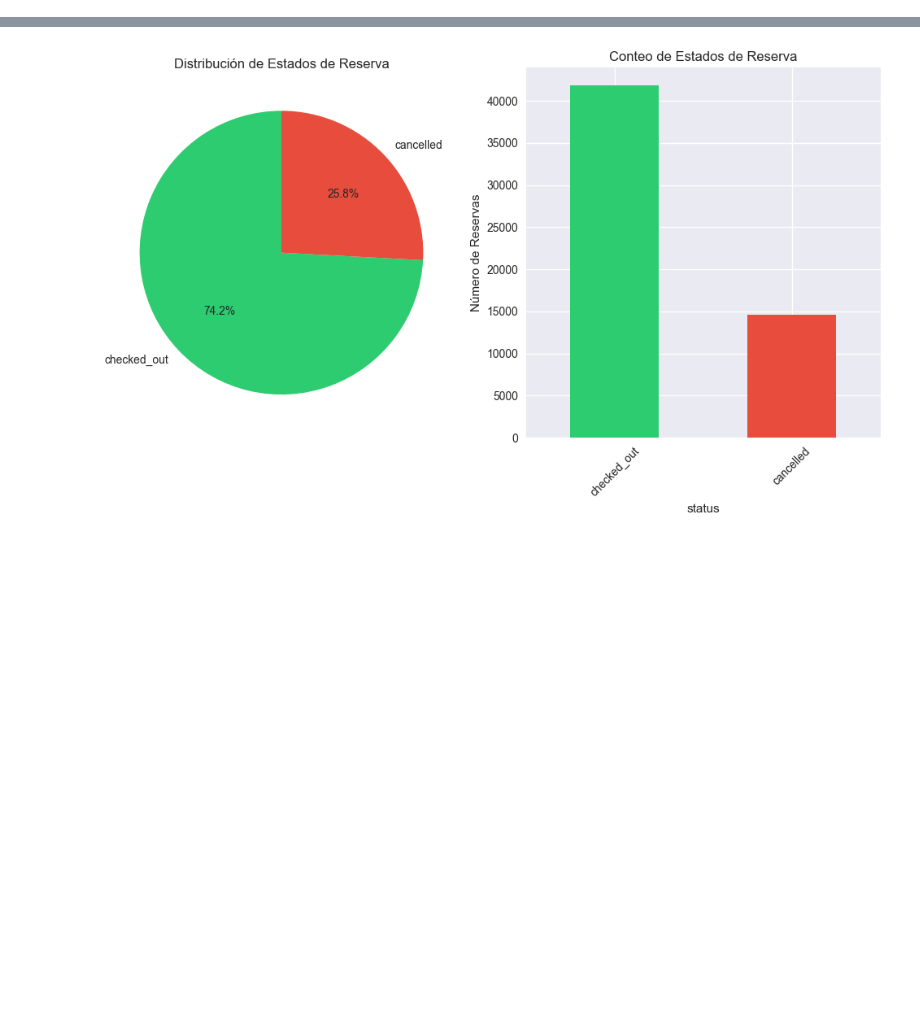
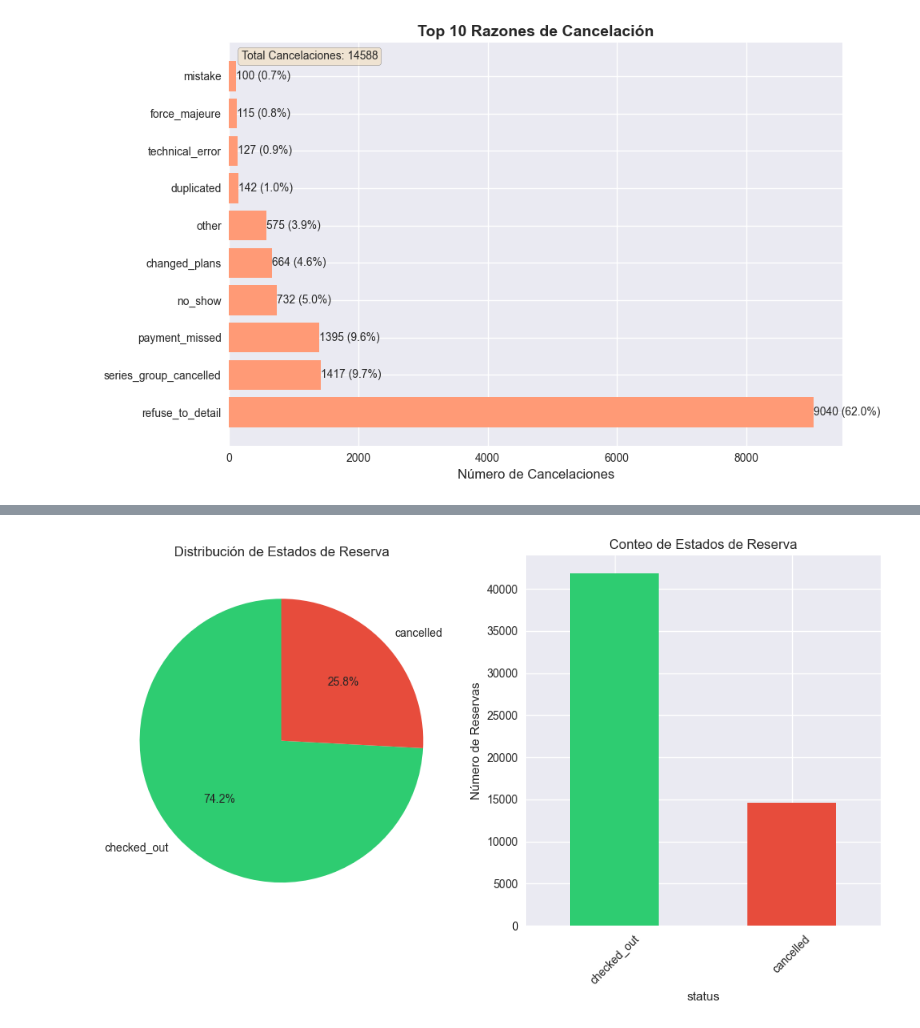
Before and after one commit to javierllorenteMon/RETO_06_VerdeOSCURO, a Jupyter notebook: Analisis_Exploratorio.ipynb, the cells around one changed output, grey strips where cells are left out. Cells and saved outputs as stored; diff of their text form; code cells hidden in the pictures; blank space fills up the shorter version.

```diff
--- a/Analisis_Exploratorio.ipynb
+++ b/Analisis_Exploratorio.ipynb
@@ -16,0 +63,45 @@ df['is_cancelled'] = df['status'] == 'cancelled'
+# %%
+# Configuración
+plt.style.use('seaborn-v0_8')
+sns.set_palette("husl")
+
+# Cargar datos
+path_datos = os.path.join('Datos','Originales')
+filename = os.path.join(path_datos,'cancellation_data.csv')
+df = pd.read_csv(filename)
+df['is_cancelled'] = df['status'] == 'cancelled'
+
+# Filtrar solo cancelaciones
+cancelled_df = df[df['is_cancelled'] == True]
+
+# GRÁFICO 2: Razones de Cancelación
+plt.figure(figsize=(10, 6))
+
+if 'cancellation_reason' in cancelled_df.columns and not cancelled_df.empty:
+    reason_counts = cancelled_df['cancellation_reason'].value_counts().head(10)
+
+    # Crear gráfico de barras horizontales
+    bars = plt.barh(range(len(reason_counts)), reason_counts.values, color='#ff9a76')
+    plt.yticks(range(len(reason_counts)), reason_counts.index)
+    plt.xlabel('Número de Cancelaciones', fontsize=12)
+    plt.title('Top 10 Razones de Cancelación', fontsize=14, fontweight='bold')
+
+    # Añadir valores en las barras
+    for i, (bar, count) in enumerate(zip(bars, reason_counts.values)):
+        plt.text(bar.get_width() + 0.5, bar.get_y() + bar.get_height()/2,
+                f'{count} ({count/len(cancelled_df)*100:.1f}%)',
+                va='center', fontsize=10)
+
+    # Estadísticas
+    total_cancelled = len(cancelled_df)
+    plt.text(0.02, 0.98, f'Total Cancelaciones: {total_cancelled}',
+             transform=plt.gca().transAxes, fontsize=10,
+             verticalalignment='top',
+             bbox=dict(boxstyle='round', facecolor='wheat', alpha=0.5))
+else:
+    print("⚠️ No hay datos de razones de cancelación disponibles")
+
+plt.tight_layout()
+plt.show()
+# %% [output]
+[figure, added]
```
Also changed, not shown: parts of 9 cells of this notebook.
